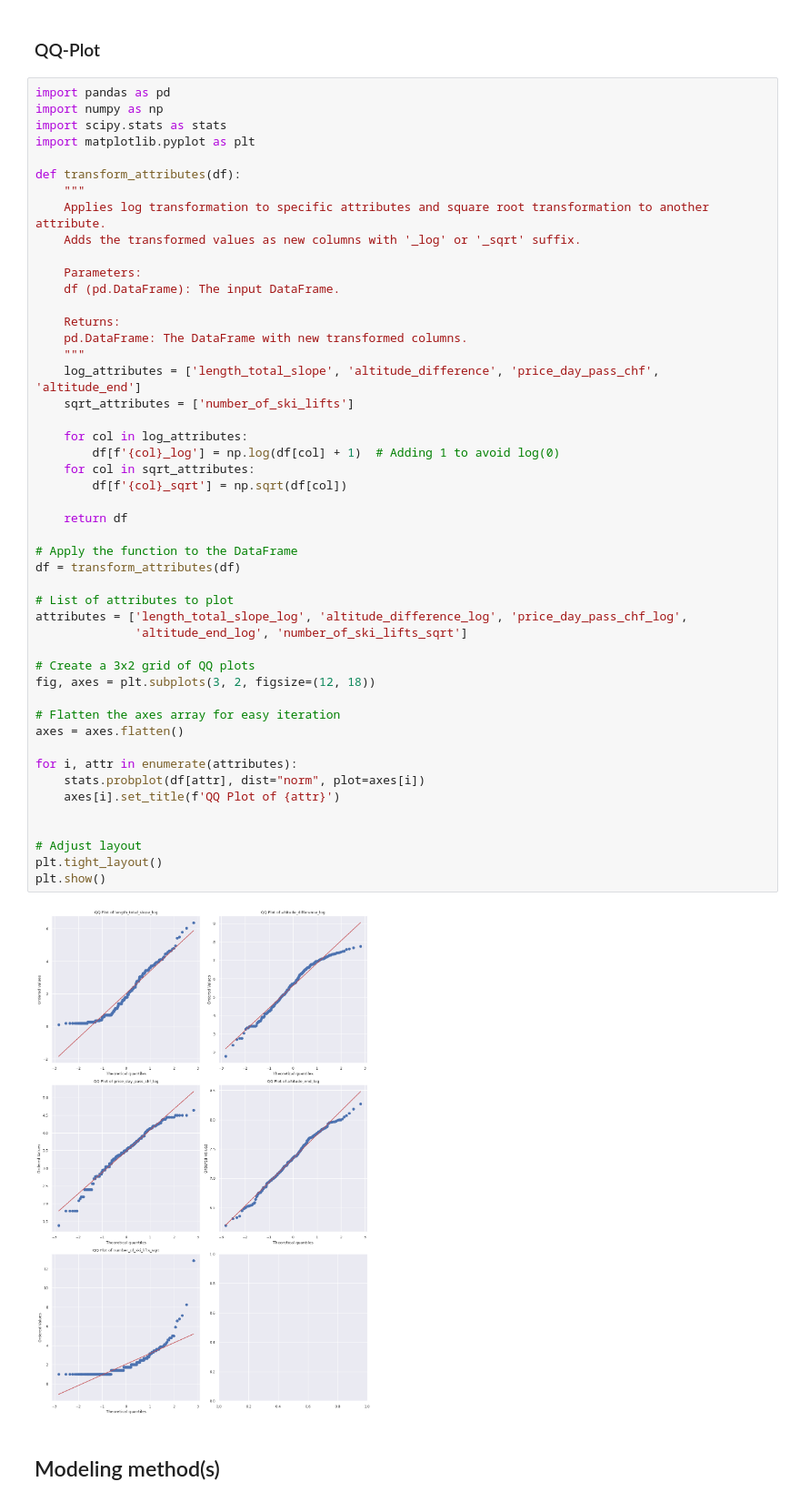
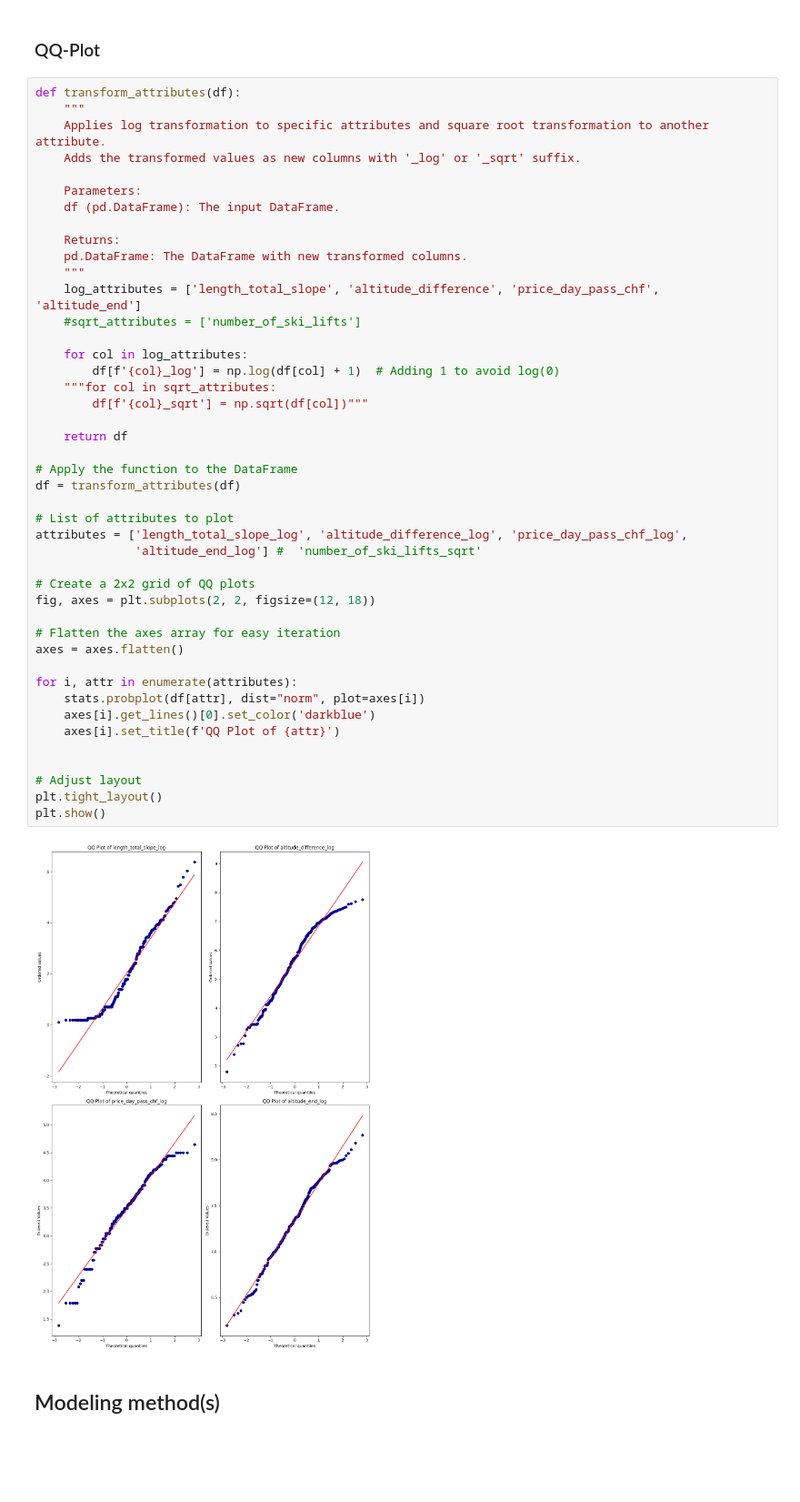
Before and after one commit to kuehnviv/arm_project, a Jupyter notebook: projekt_notebook.ipynb, the cells around one changed output. Shown at 91% size. Cells and saved outputs as stored; diff of their text form; blank space fills up the shorter version.

```diff
--- a/projekt_notebook.ipynb
+++ b/projekt_notebook.ipynb
@@ -540,11 +541,6 @@ map
 # %% [markdown]
 ### QQ-Plot
 # %%
-import pandas as pd
-import numpy as np
-import scipy.stats as stats
-import matplotlib.pyplot as plt
-
 def transform_attributes(df):
     """
     Applies log transformation to specific attributes and square root transformation to another attribute.
@@ -555,40 +551,41 @@ def transform_attributes(df):
 
     Returns:
     pd.DataFrame: The DataFrame with new transformed columns.
     """
     log_attributes = ['length_total_slope', 'altitude_difference', 'price_day_pass_chf', 'altitude_end']
-    sqrt_attributes = ['number_of_ski_lifts']
+    #sqrt_attributes = ['number_of_ski_lifts']
 
     for col in log_attributes:
         df[f'{col}_log'] = np.log(df[col] + 1)  # Adding 1 to avoid log(0)
-    for col in sqrt_attributes:
-        df[f'{col}_sqrt'] = np.sqrt(df[col])
+    """for col in sqrt_attributes:
+        df[f'{col}_sqrt'] = np.sqrt(df[col])"""
 
     return df
 
 # Apply the function to the DataFrame
 df = transform_attributes(df)
 
 # List of attributes to plot
 attributes = ['length_total_slope_log', 'altitude_difference_log', 'price_day_pass_chf_log',
-              'altitude_end_log', 'number_of_ski_lifts_sqrt']
+              'altitude_end_log'] #  'number_of_ski_lifts_sqrt'
 
-# Create a 3x2 grid of QQ plots
-fig, axes = plt.subplots(3, 2, figsize=(12, 18))
+# Create a 2x2 grid of QQ plots
+fig, axes = plt.subplots(2, 2, figsize=(12, 18))
 
 # Flatten the axes array for easy iteration
 axes = axes.flatten()
 
 for i, attr in enumerate(attributes):
     stats.probplot(df[attr], dist="norm", plot=axes[i])
+    axes[i].get_lines()[0].set_color('darkblue')
     axes[i].set_title(f'QQ Plot of {attr}')
 
 
 # Adjust layout
 plt.tight_layout()
 plt.show()
 # %% [output]
-[figure, old version]
+[figure, new version]
 # %% [markdown]
 ## Modeling method(s)
 # %% [markdown]
```
Also changed, not shown: parts of 12 cells of this notebook.
